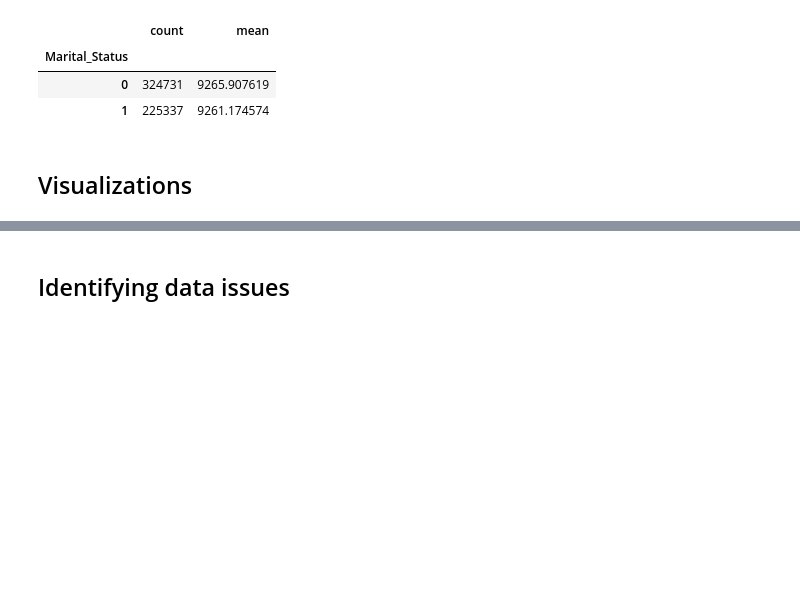
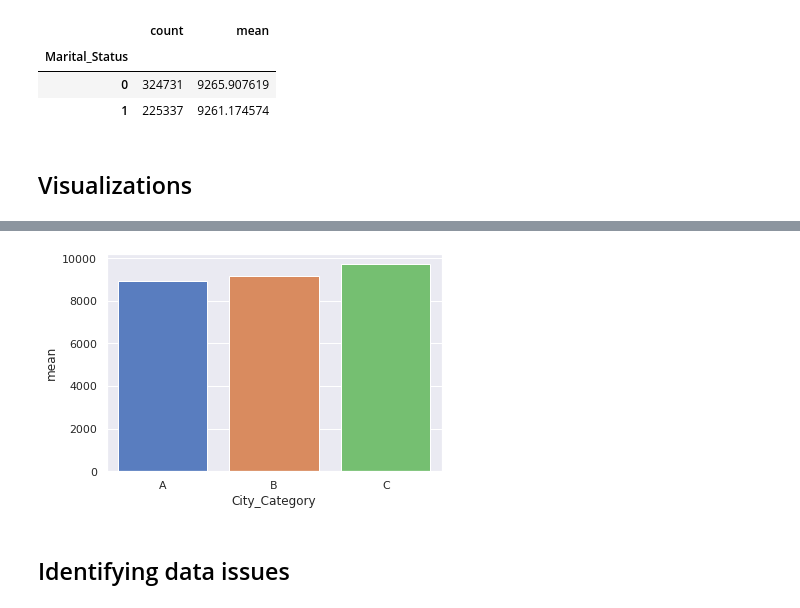
Before and after one commit to vmalkoti/Advanced-Data-Science-with-IBM, a Jupyter notebook: Capstone/Black_Friday_Sale.ipynb, the cells around one changed output, grey strips where cells are left out. Cells and saved outputs as stored; diff of their text form; code cells hidden in the pictures; blank space fills up the shorter version.

```diff
--- a/Capstone/Black_Friday_Sale.ipynb
+++ b/Capstone/Black_Friday_Sale.ipynb
@@ -274,3 +290,7 @@ plt.show()
+# %%
+axs = sns.barplot(x=cities_summary.index, y=cities_summary['mean'])
+# %% [output]
+[figure, added]
 # %% [markdown]
 ## Identifying data issues
 # %% [markdown]
```
Also changed, not shown: parts of 3 cells of this notebook.
